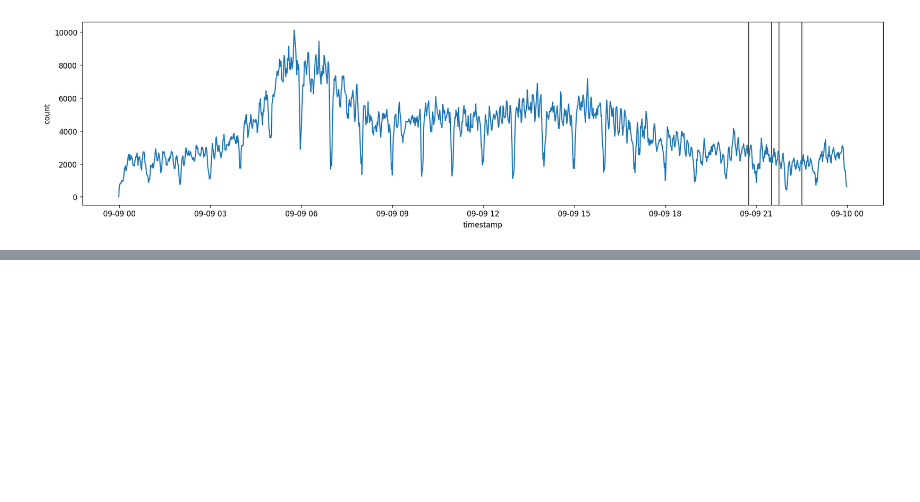
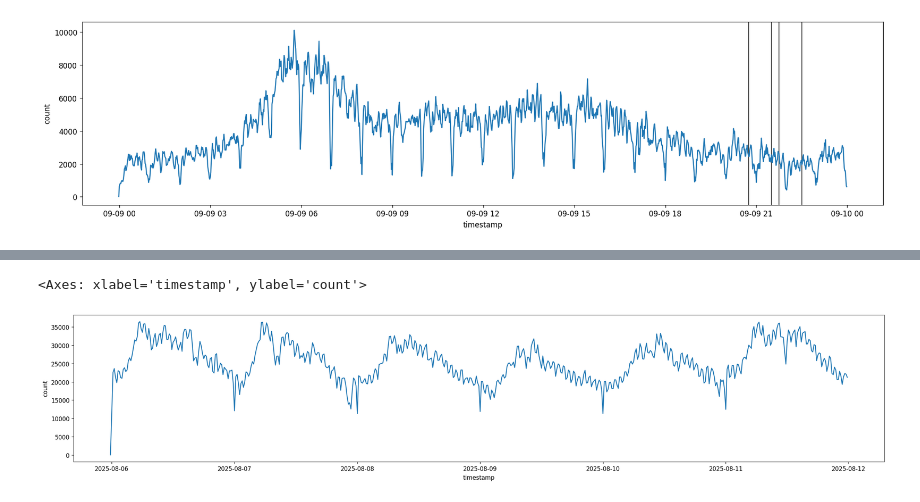
Before and after one commit to ANETILab/wp7_data_processing, a Jupyter notebook: src/social_events.ipynb, the cells around one changed output, grey strips where cells are left out. Drawn from its saved outputs; the diff is of its cells as text; code cells hidden in the pictures; blank space fills up the shorter version.

```diff
--- a/src/social_events.ipynb
+++ b/src/social_events.ipynb
@@ -48,0 +138,19 @@ ax.axvline(
+# %%
+sziget_by_15min_ud = (
+    sziget.sort("timestamp")
+    .group_by_dynamic("timestamp", every="15m", closed="right")
+    .agg(pl.col("device_aid_hashed").unique().count())
+    .sort("timestamp")
+    .rename({"device_aid_hashed": "count"})
+)
+# %%
+fig, ax = plt.subplots(layout="constrained", figsize=(20, 4), dpi=120)
+sns.lineplot(
+    data=sziget_by_15min_ud,
+    x="timestamp",
+    y="count",
+    ax=ax,
+)
+# %% [output]
+<Axes: xlabel='timestamp', ylabel='count'>
+[figure, added]
```
Also changed, not shown: parts of 24 cells of this notebook.
